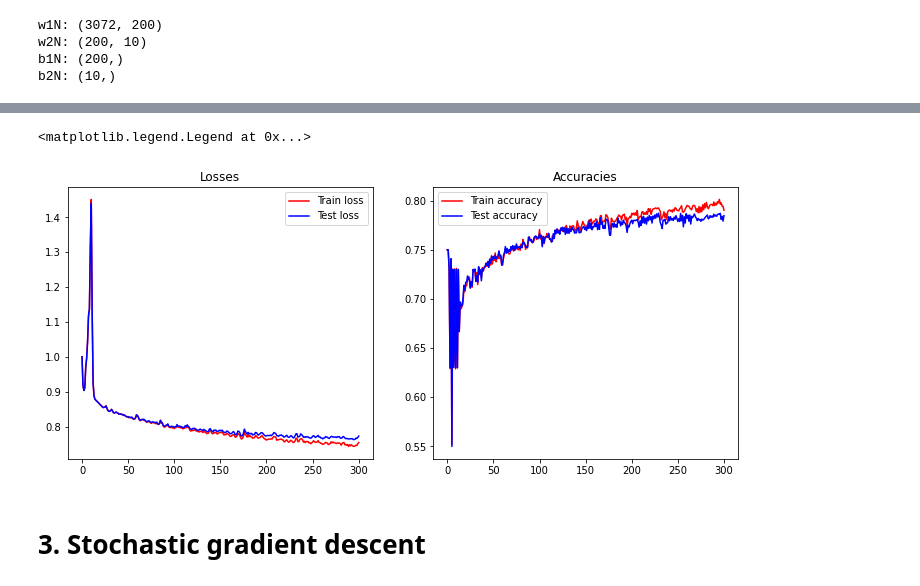
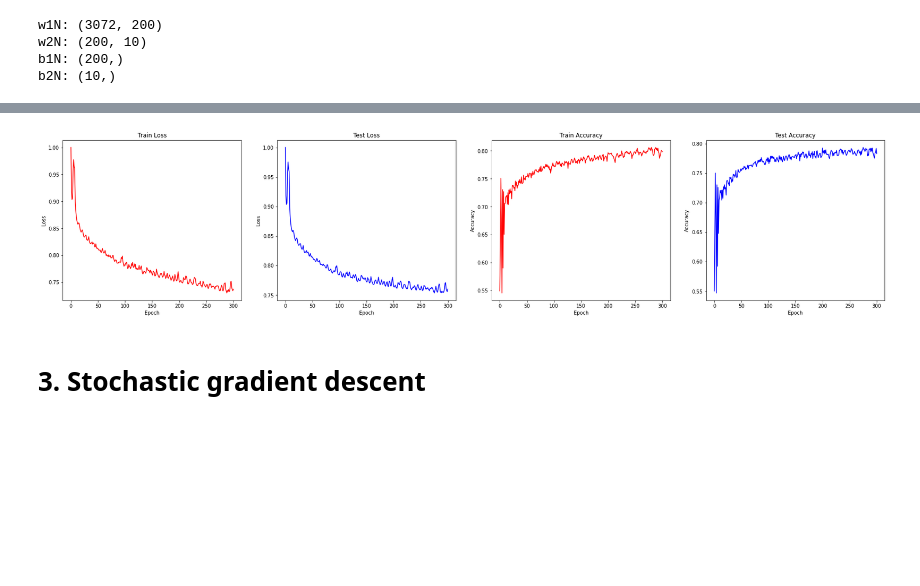
Before and after one commit to DilmiCaldera/Classification-Model-for-CIFAR10, a Jupyter notebook: A04_code.ipynb, the cells around one changed output, grey strips where cells are left out. Drawn from its saved outputs; the diff is of its cells as text; code cells hidden in the pictures; blank space fills up the shorter version.

```diff
--- a/A04_code.ipynb
+++ b/A04_code.ipynb
@@ -322,19 +325,9 @@ iteration 300 / 300: Train loss = 0.754177 , Test loss = 0.772739 , Train accura
-# %%
-#plotting losses and accuracies
-fig, axes  = plt.subplots(1,2, figsize=(12,5))
-
-axes[0].plot(loss_historyN,color="r")
-axes[0].plot(tst_loss_historyN,color="b")
-axes[0].set_title('Losses')
-axes[0].legend(['Train loss','Test loss'])
-
-axes[1].plot(train_acc_historyN,color="r")
-axes[1].plot(val_acc_historyN,color="b")
-axes[1].set_title('Accuracies')
-axes[1].legend(['Train accuracy','Test accuracy'])
-# %% [output]
-<matplotlib.legend.Legend at 0x...>
-[figure, removed]
+# %%
+#plotting
+lst1 = [loss_historyN,tst_loss_historyN,train_acc_historyN,val_acc_historyN]
+Plot(lst1)
+# %% [output]
+[figure, added]
 # %% [markdown]
 # 3. Stochastic gradient descent
 # %%
```
Also changed, not shown: parts of 23 cells of this notebook.
